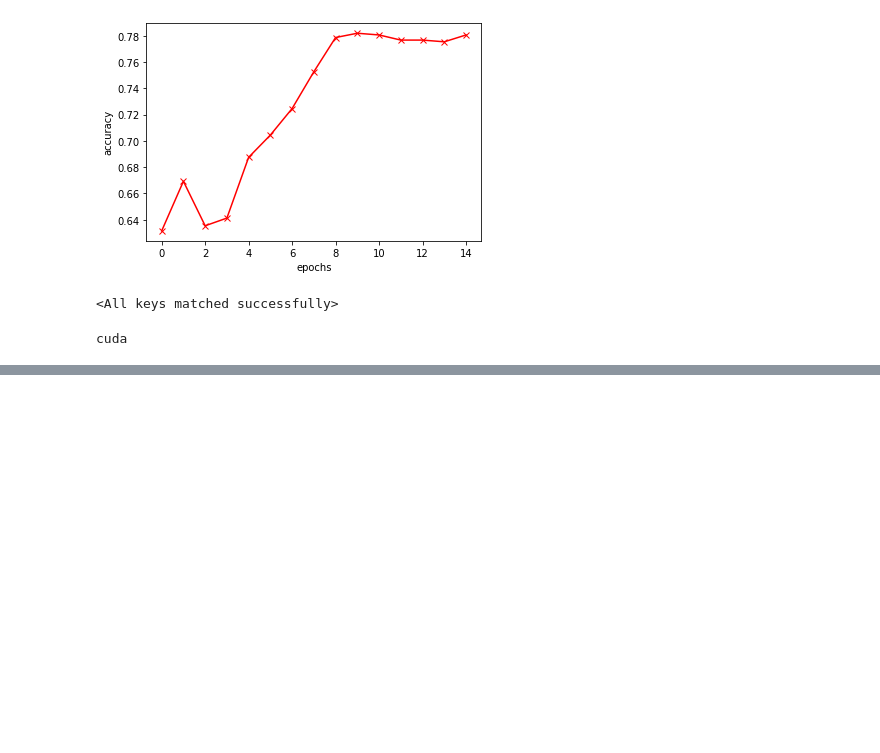
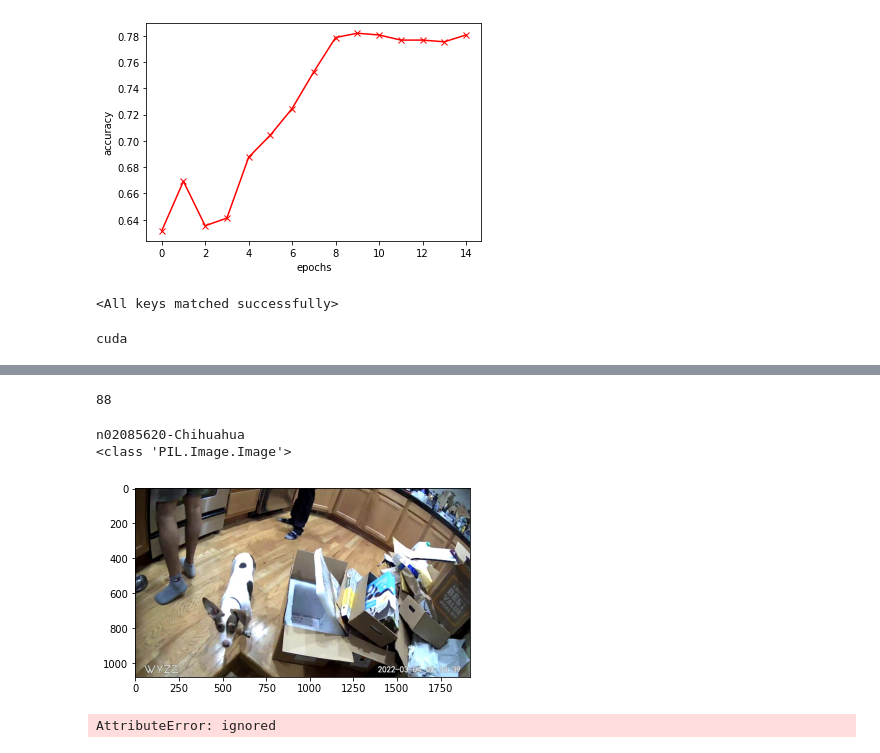
Before and after one commit to hsiangwei0903/Fine-Grained-Object-Recognition, a Jupyter notebook: TrainingAndTent.ipynb, the cells around one changed output, grey strips where cells are left out. Cells and saved outputs as stored; diff of their text form; code cells hidden in the pictures; blank space fills up the shorter version.

```diff
--- a/TrainingAndTent.ipynb
+++ b/TrainingAndTent.ipynb
@@ -419,0 +432,2 @@ evaluate(saved_model, test_dl)
+# %%
+our_dataset = ImageFolder('./Images/test')
@@ -419,0 +447,18 @@ evaluate(saved_model, test_dl)
+# %%
+len(our_dataset)
+# %% [output]
+88
+# %%
+img, label = our_dataset[6]
+print(our_dataset.classes[label])
+plt.imshow(img)
+print(type(img))
+# %% [output]
+n02085620-Chihuahua
+<class 'PIL.Image.Image'>
+[figure, added]
+# %%
+wyze_dataset = DogBreedDataset(our_dataset, test_transform)
+len(wyze_dataset)
+# %% [output]
+AttributeError: ignored
```
Also changed, not shown: parts of 14 cells of this notebook.
